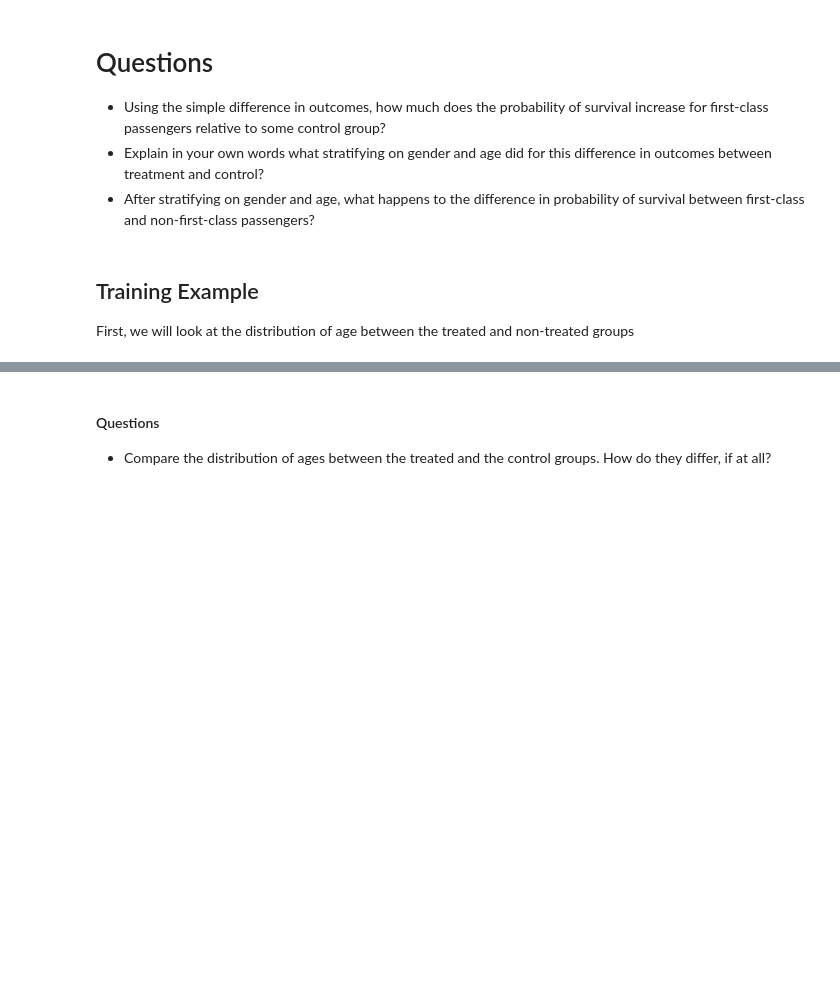
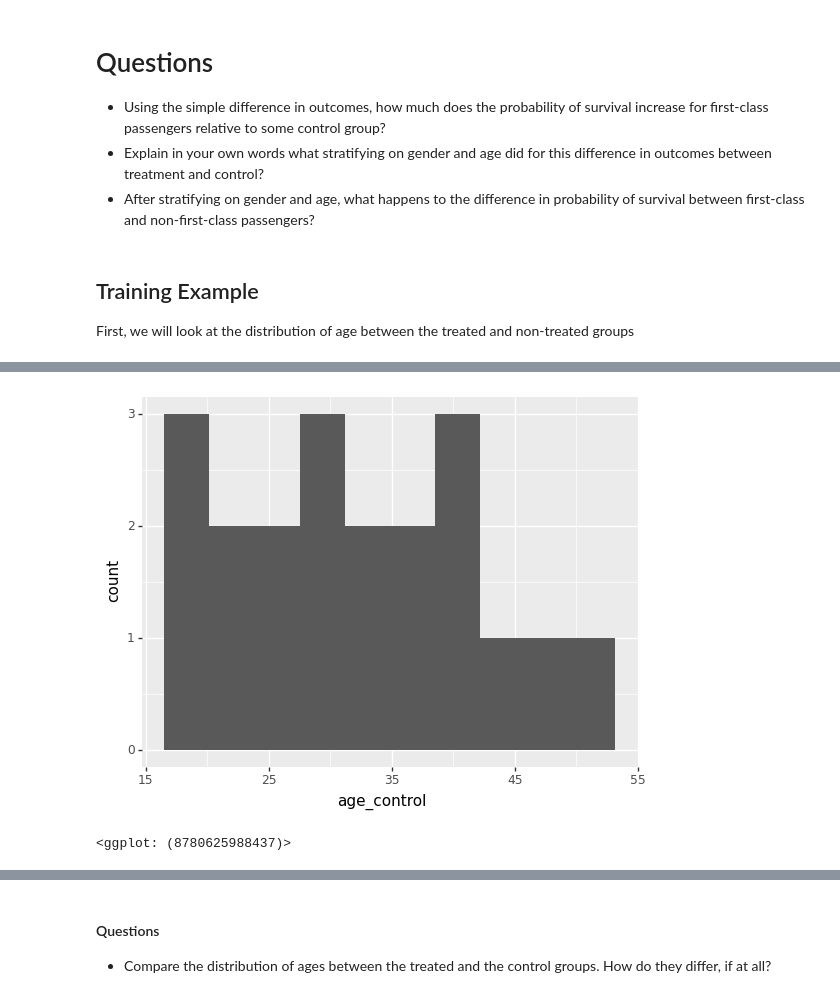
Before and after one commit to causalinfpython/mixtape, a Jupyter notebook: Matching_and_Subclassification.ipynb, the cells around one changed output, grey strips where cells are left out. Cells and saved outputs as stored; diff of their text form; code cells hidden in the pictures; blank space fills up the shorter version.

```diff
--- a/Matching_and_Subclassification.ipynb
+++ b/Matching_and_Subclassification.ipynb
@@ -71,2 +102,8 @@ plt.hist(training_example.age_treat, bins=10)
+# %%
+p.ggplot(training_example, p.aes(x='age_control')) +\
+  p.geom_histogram(bins = 10)
+# %% [output]
+[figure, added]
+<ggplot: (8780625988437)>
 # %%
 plt.hist(training_example.age_control, bins=10)
```
Also changed, not shown: parts of 62 cells of this notebook.
